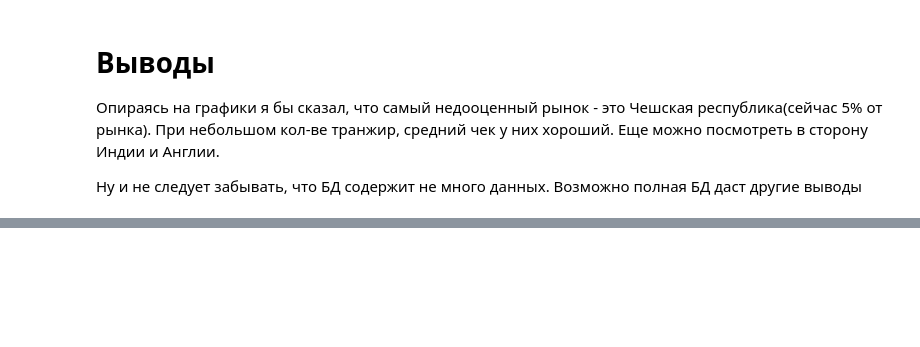
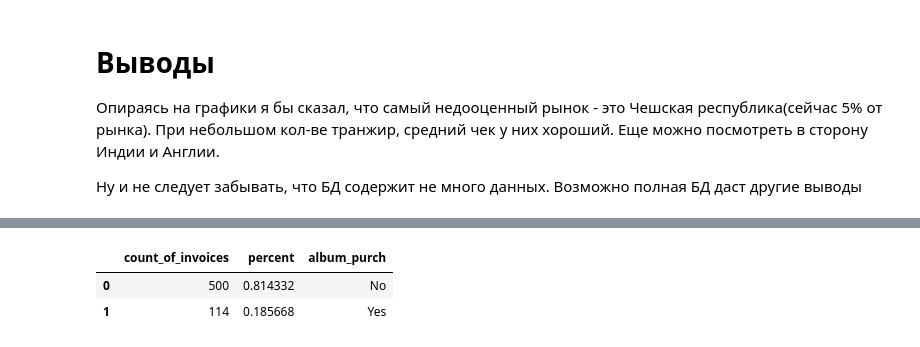
Before and after one commit to mishakmish/dataquest.io, a Jupyter notebook: Guided_Project_Answering_Business_Question_using_SQL/Answering_Business_Questions_using_SQL.ipynb, the cells around one changed output, grey strips where cells are left out. Drawn from its saved outputs; the diff is of its cells as text; code cells hidden in the pictures; blank space fills up the shorter version.

```diff
--- a/Guided_Project_Answering_Business_Question_using_SQL/Answering_Business_Questions_using_SQL.ipynb
+++ b/Guided_Project_Answering_Business_Question_using_SQL/Answering_Business_Questions_using_SQL.ipynb
@@ -318,0 +320,41 @@ AttributeError: 'Series' object has no attribute 'columns'
+# %%
+q4 = '''
+select
+		   count(il2.invoice_id) count_of_invoices,
+       cast(count(il2.invoice_id) as float) / ( select count(*) from  invoice) percent,
+       case
+						when
+						(
+								select t.track_id from track t
+								 where t.album_id = (select t2.album_id from  track t2 where t2.track_id = il2.first_track_id
+																		)
+								except
+								select il3.track_id from invoice_line il3 where il2.invoice_id = il3.invoice_id
+            ) is null
+						and (
+                  select il3.track_id from invoice_line il3 where il3.invoice_id = il2.invoice_id
+                  except
+                  select t.track_id from track t
+                  where t.album_id = (select t2.album_id from track t2 where t2.track_id = il2.first_track_id
+                                     )
+			      )	is null
+						then "Yes"
+					  else "No"
+			 end as "album_purch"
+
+  from(
+				select il.invoice_id,
+							 min(il.track_id) first_track_id
+				from invoice_line il
+					 group by 1
+       ) il2
+	 group by album_purch
+'''
+
+albums_and_tracks = run_query(q4)
+
+albums_and_tracks
+# %% [output]
+|  | count_of_invoices | percent | album_purch |
+| 0 | 500 | 0.814332 | No |
+| 1 | 114 | 0.185668 | Yes |
```
Also changed, not shown: parts of 3 cells of this notebook, 1 other file.
